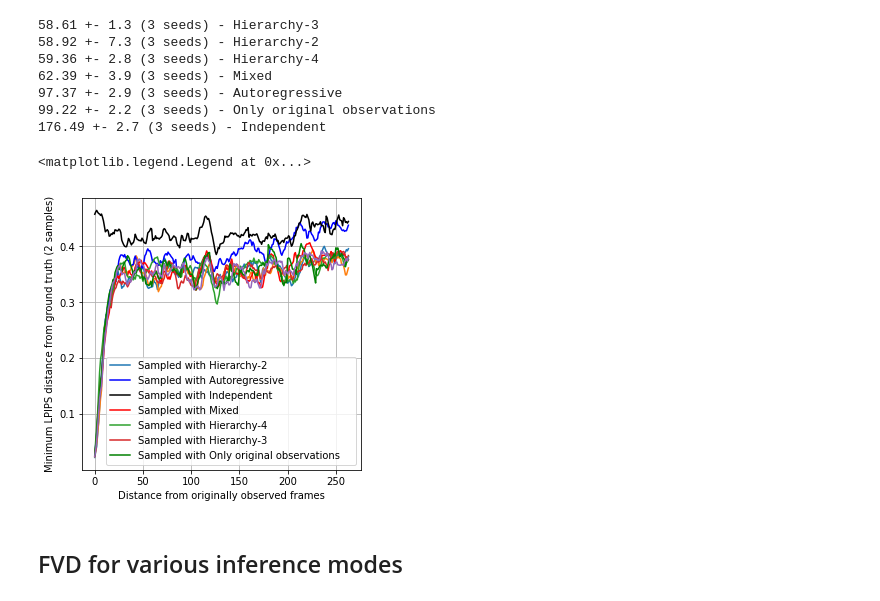
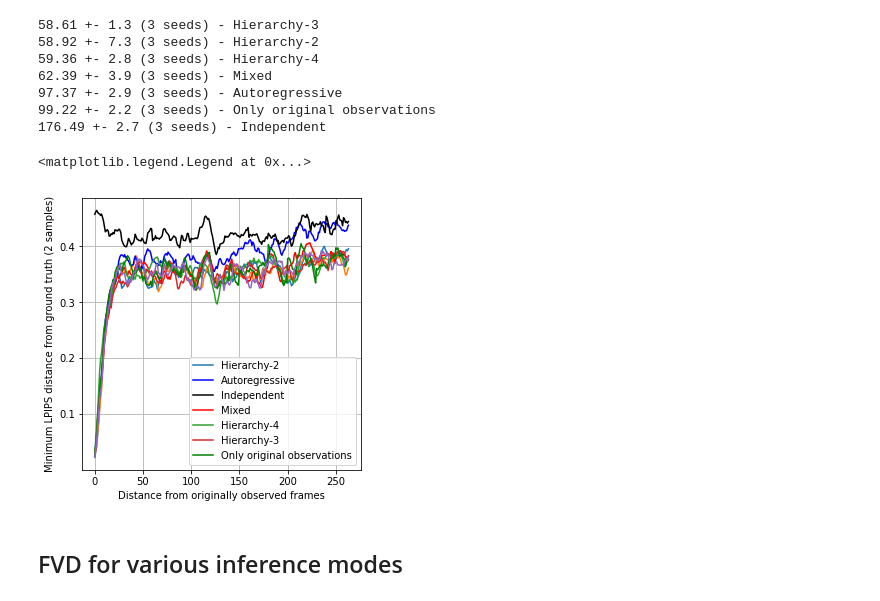
Before and after one commit to cliangyu/video-diffusion, a Jupyter notebook: notebooks/wills_plots.ipynb, the cells around one changed output. Cells and saved outputs as stored; diff of their text form; code cells hidden in the pictures.

Commit message:
plotting

```diff
--- a/notebooks/wills_plots.ipynb
+++ b/notebooks/wills_plots.ipynb
@@ -244,12 +246,14 @@ without_rpe_db =  ElboDB(dir_path='/home/wsgh/research-projects/universal-condit
 
 print('With RPE')
 for run in with_rpe_db:
-    elbo = first_n(run['metrics']['total_bpd'], 32).sum(axis=1).mean(axis=0)
-    print(elbo)
+    if directory(run['path']).parts[-1].split('_')[0] == 'differently-spaced-groups':
+        elbo = first_n(run['metrics']['total_bpd'], 32).sum(axis=1).mean(axis=0)
+        print(elbo)
 
 print('Without RPE')
 for run in without_rpe_db:
-    elbo = first_n(run['metrics']['total_bpd'], 32).sum(axis=1).mean(axis=0)
-    print(elbo)
+    if directory(run['path']).parts[-1].split('_')[0] == 'differently-spaced-groups':
+        elbo = first_n(run['metrics']['total_bpd'], 32).sum(axis=1).mean(axis=0)
+        print(elbo)
 # %% [output]
 With RPE
@@ -261,0 +268,27 @@ Without RPE
+# %%
+def get_spacing_i_db(original_db, i, independent):
+    mask_name = f"linspace-no-obs-0-{i}-2"
+    if independent:
+        mask_name = 'independent-'+mask_name
+    return [run for run in original_db if directory(run['path']).parts[-1].split('_')[0] == mask_name]
+
+def plot(ax, x, runs, color, label, diff_to=None):
+    values = np.array([first_n(run['metrics']['total_bpd'], 100).sum(axis=1).mean(axis=0) for run in runs])
+    diff_to_values = np.array([first_n(run['metrics']['total_bpd'], 100).sum(axis=1).mean(axis=0) for run in diff_to])
+    ax.errorbar(x, y=diff_to_values.mean()-values.mean(), yerr=values.std(), color=color, label=label, fmt='o')
+
+
+fig, ax = plt.subplots()
+xs = [1, 10, 50, 75, 100, 125, 150, 200, 225, 250, 275, 299]
+for x in xs:
+    with_runs = get_spacing_i_db(with_rpe_db, x, independent=False)
+    without_runs = get_spacing_i_db(without_rpe_db, x, independent=False)
+    independent_runs = get_spacing_i_db(without_rpe_db, x, independent=True)
+    plot(ax, x, with_runs, color='b', label='With RPE' if x==xs[0] else None, diff_to=independent_runs)
+    plot(ax, x, without_runs, color='r', label='Without RPE' if x==xs[0] else None, diff_to=independent_runs)
+#     plot(ax, x, independent_runs, color='g', label='Independent' if x==xs[0] else None)
+
+ax.set_xlabel('Distance between frames')
+ax.set_ylabel('NLL per pixel (decrease from independent frame model)')
+ax.set_ylim(0)
+ax.legend()
@@ -371,24 +407,28 @@ def do_plot(db, ax, mode, errorbar=True,
 # %%
 def set_color(path):
     if 'mixed' in path:
         return 'r'
     elif 'autoreg' in path:
         return 'b'
     elif 'really-independent' in path:
         return 'k'
     elif 'independent' in path:
         return 'g'
     elif 'cwvae' in path:
         return 'y'
+def lpips_label_func(run):
+    path = run['path']
+    id = directory(path).parts[-2]
+    return nice_mode_names[Path(directory(path)).parts[-1].split('_')[0]]
 fig, ax = plt.subplots(figsize=(5, 5))
 do_plot(metrics_db, ax, mode='lpips', errorbar=False, set_color=set_color,
-       label_func=label_func, verbose=False)
+       label_func=lpips_label_func, verbose=False)
 ax.set_xlabel('Distance from originally observed frames')
 ax.set_ylabel('Minimum LPIPS distance from ground truth (2 samples)')
 ax.legend()
 # %% [output]
 <matplotlib.legend.Legend at 0x...>
-[figure, old version]
+[figure, new version]
 # %% [markdown]
 ## FVD for various inference modes
 # %%
```
Also changed, not shown: parts of 10 cells of this notebook.
